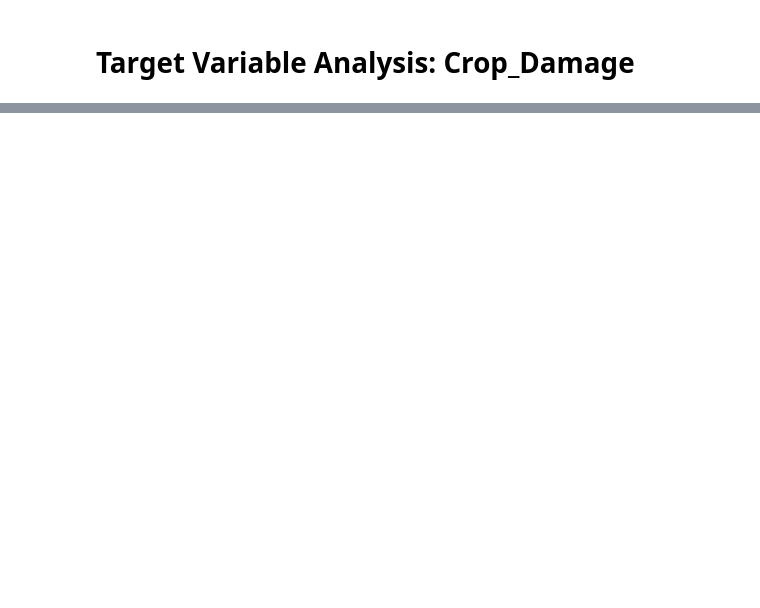
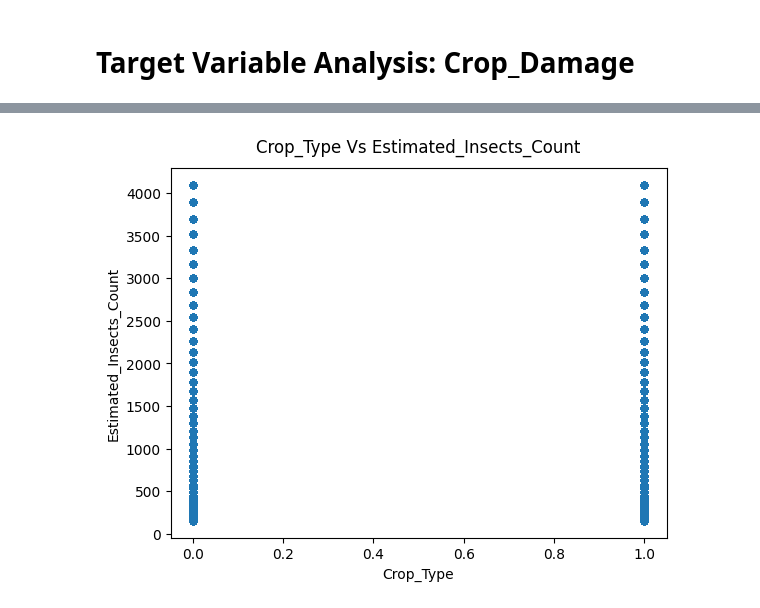
Before and after one commit to Naresh-Dhimal/Datascience-and-ML-using-python, a Jupyter notebook: week8/Day4/crop_heath.ipynb, the cells around one changed output, grey strips where cells are left out. Saved outputs shown, nothing was run; the diff lists cells and outputs as text; code cells hidden in the pictures; blank space fills up the shorter version.

```diff
--- a/week8/Day4/crop_heath.ipynb
+++ b/week8/Day4/crop_heath.ipynb
@@ -299,0 +350,6 @@ sns.barplot(x=soil_count.index, y=soil_count.values, hue=soil_count.index, palet
+# %%
+ax = train_df.plot.scatter(x="Crop_Type", y="Estimated_Insects_Count")
+ax.set_title("Crop_Type Vs Estimated_Insects_Count", y=1.02)
+plt.show()
+# %% [output]
+[figure, added]
```
Also changed, not shown: parts of 93 cells of this notebook.
